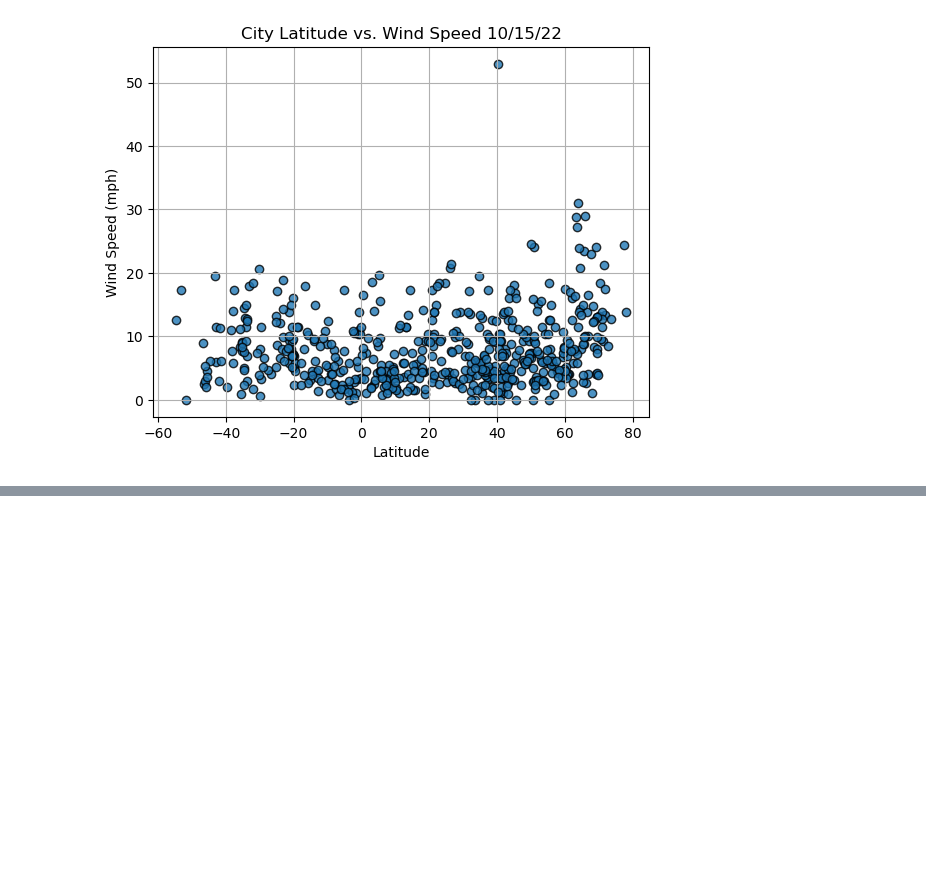
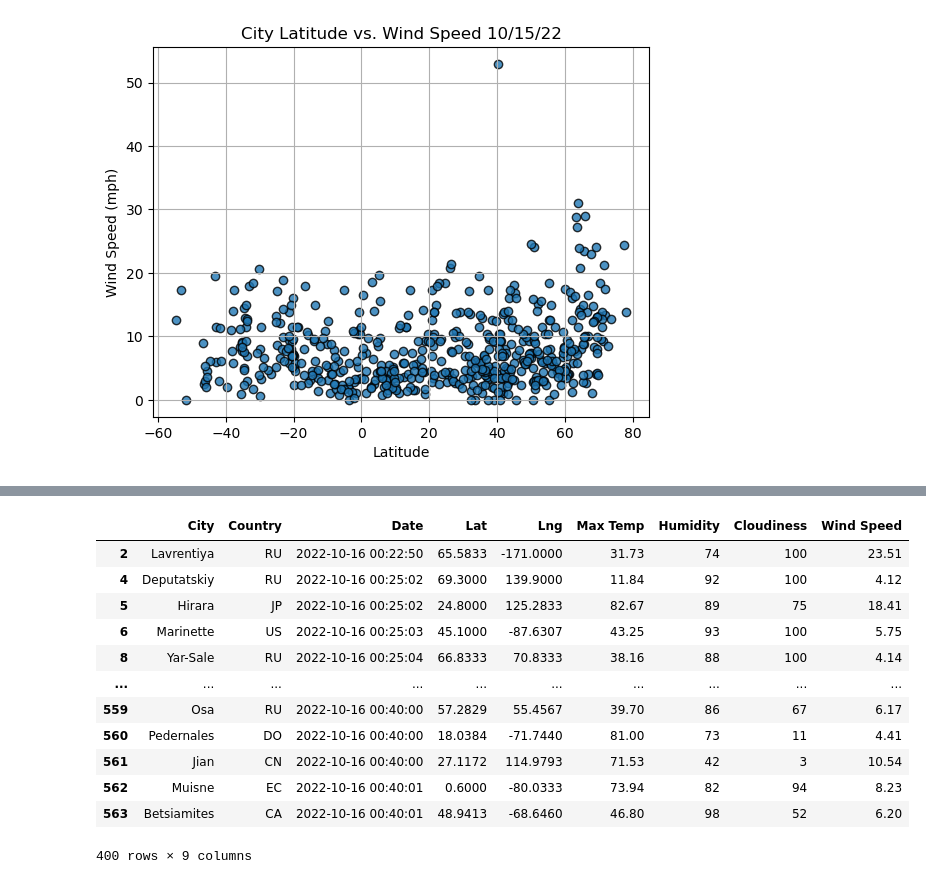
Before and after one commit to ashrs03/World_Weather_Analysis, a Jupyter notebook: WeatherPy.ipynb, the cells around one changed output, grey strips where cells are left out. Drawn from its saved outputs; the diff is of its cells as text; code cells hidden in the pictures; blank space fills up the shorter version.

```diff
--- a/WeatherPy.ipynb
+++ b/WeatherPy.ipynb
@@ -272,0 +287,16 @@ plt.show()
+# %%
+city_data_df.loc[(city_data_df["Lat"] >= 0)]
+# %% [output]
+|  | City | Country | Date | Lat | Lng | Max Temp | Humidity | Cloudiness | Wind Speed |
+| 2 | Lavrentiya | RU | 2022-10-16 00:22:50 | 65.5833 | -171.0000 | 31.73 | 74 | 100 | 23.51 |
+| 4 | Deputatskiy | RU | 2022-10-16 00:25:02 | 69.3000 | 139.9000 | 11.84 | 92 | 100 | 4.12 |
+| 5 | Hirara | JP | 2022-10-16 00:25:02 | 24.8000 | 125.2833 | 82.67 | 89 | 75 | 18.41 |
+| 6 | Marinette | US | 2022-10-16 00:25:03 | 45.1000 | -87.6307 | 43.25 | 93 | 100 | 5.75 |
+| 8 | Yar-Sale | RU | 2022-10-16 00:25:04 | 66.8333 | 70.8333 | 38.16 | 88 | 100 | 4.14 |
+| ... | ... | ... | ... | ... | ... | ... | ... | ... | ... |
+| 559 | Osa | RU | 2022-10-16 00:40:00 | 57.2829 | 55.4567 | 39.70 | 86 | 67 | 6.17 |
+| 560 | Pedernales | DO | 2022-10-16 00:40:00 | 18.0384 | -71.7440 | 81.00 | 73 | 11 | 4.41 |
+| 561 | Jian | CN | 2022-10-16 00:40:00 | 27.1172 | 114.9793 | 71.53 | 42 | 3 | 10.54 |
+| 562 | Muisne | EC | 2022-10-16 00:40:01 | 0.6000 | -80.0333 | 73.94 | 82 | 94 | 8.23 |
+| 563 | Betsiamites | CA | 2022-10-16 00:40:01 | 48.9413 | -68.6460 | 46.80 | 98 | 52 | 6.20 |
+400 rows × 9 columns
```
Also changed, not shown: parts of 7 cells of this notebook, 1 other file.
